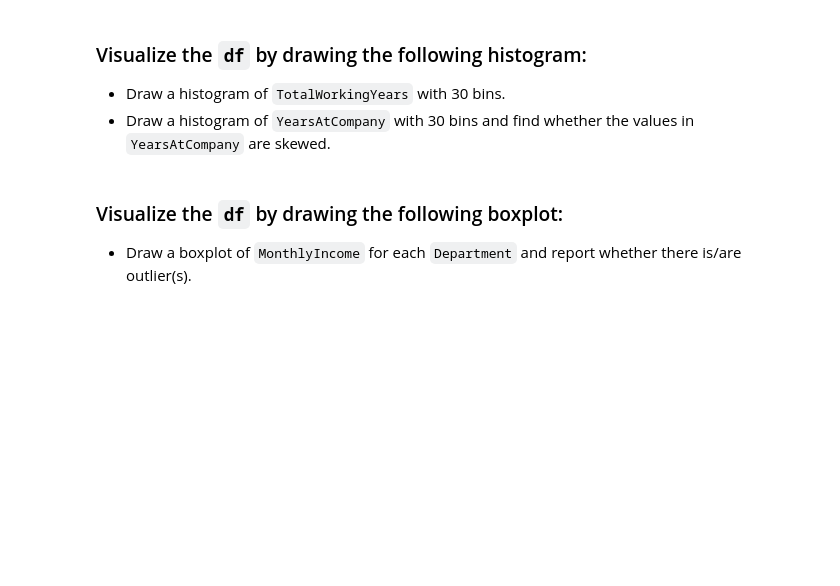
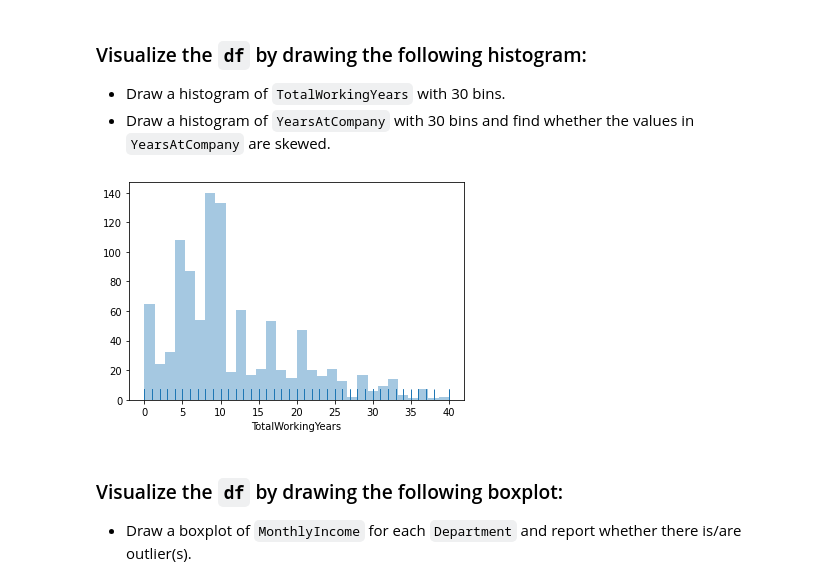
Before and after one commit to jaimin159/SHALA2020, a Jupyter notebook: DS_L2_17_Apr_Assignment_2_DS.ipynb, the cells around one changed output. Cells and saved outputs as stored; diff of their text form; code cells hidden in the pictures; blank space fills up the shorter version.

````diff
--- a/DS_L2_17_Apr_Assignment_2_DS.ipynb
+++ b/DS_L2_17_Apr_Assignment_2_DS.ipynb
@@ -147,3 +154,7 @@ sns.countplot(df['Attrition'].value_counts(normalize=True))
+# %%
+sns.distplot(df['TotalWorkingYears'],kde=False, rug=True,bins=30);
+# %% [output]
+[figure, added]
 # %% [markdown]
 ### Visualize the ```df``` by drawing the following boxplot:
 
````
Also changed, not shown: parts of 9 cells of this notebook.
